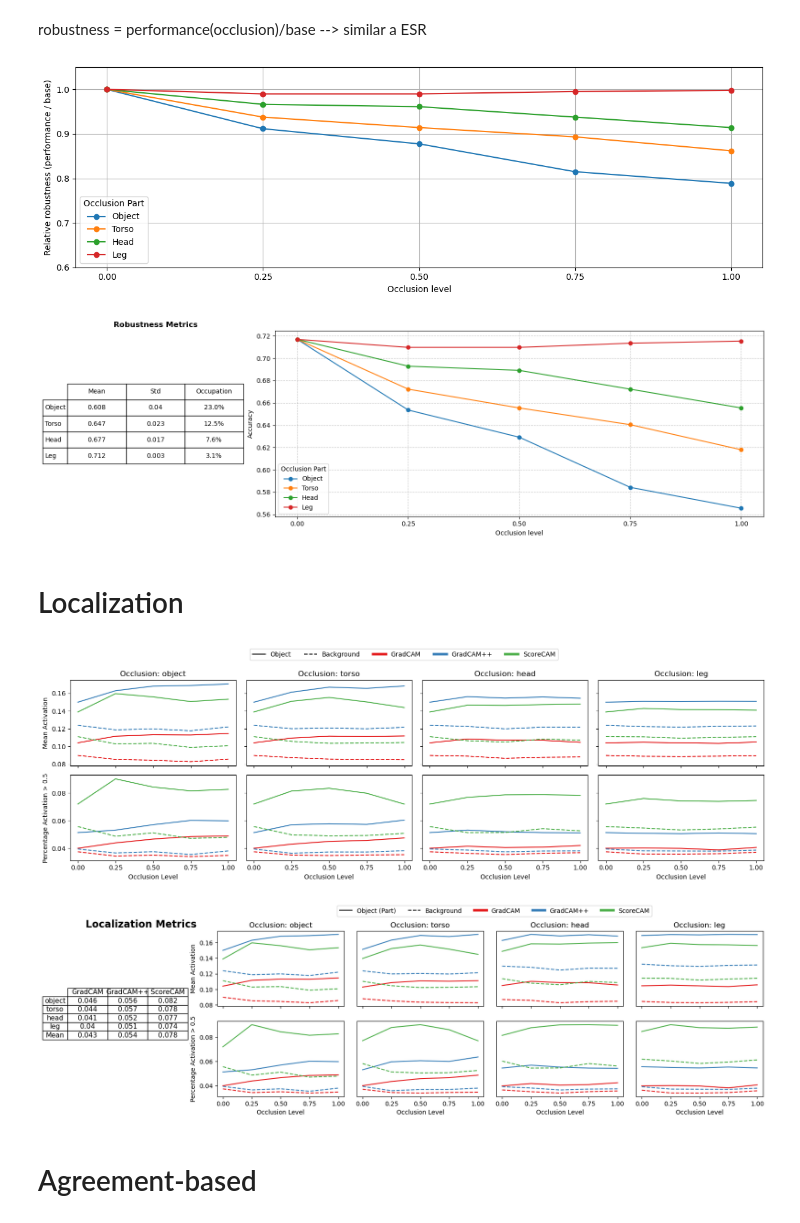
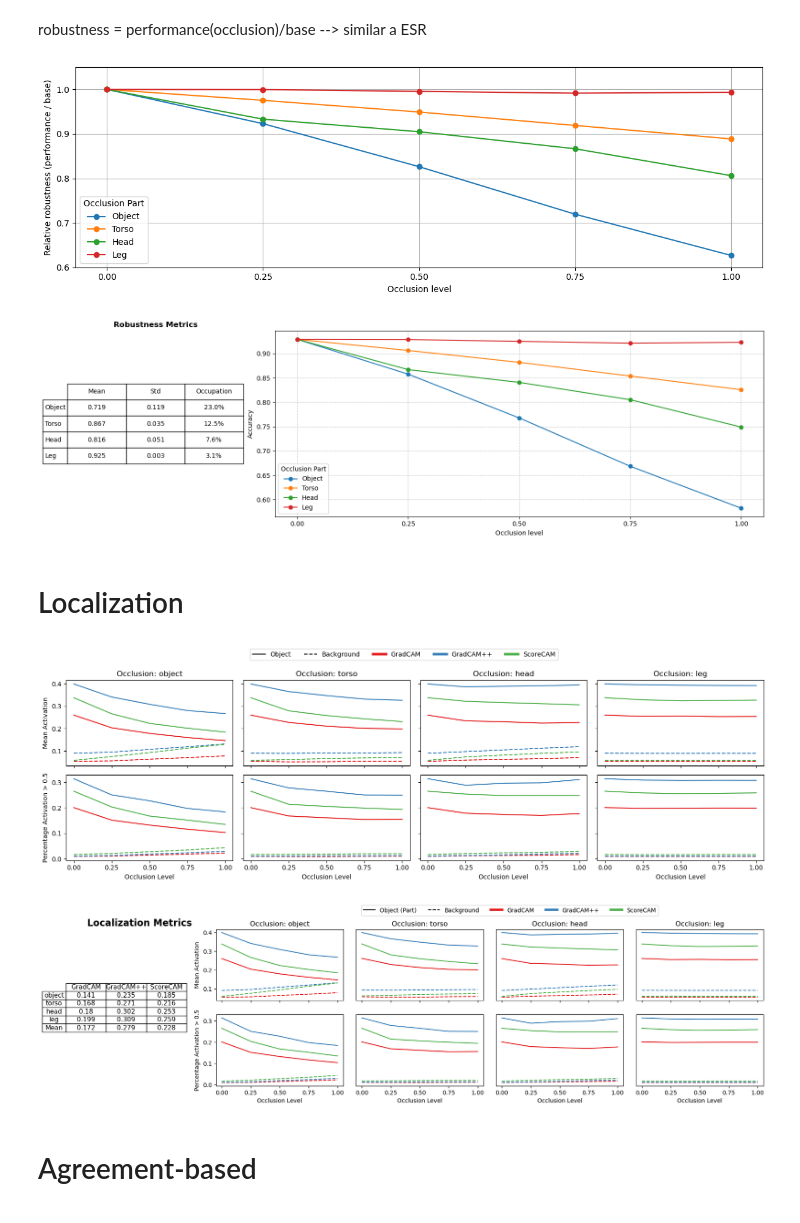
Before and after one commit to uleroboticsgroup/PyX-CNN, a Jupyter notebook: all_metrics.ipynb, the cells around one changed output. Drawn from its saved outputs; the diff is of its cells as text; code cells hidden in the pictures.

```diff
--- a/all_metrics.ipynb
+++ b/all_metrics.ipynb
@@ -8,7 +8,7 @@ from sklearn.metrics import confusion_matrix, ConfusionMatrixDisplay, accuracy_s
 import ast
 from matplotlib.lines import Line2D
 # %%
-OPTION = 1
+OPTION = 0
 if OPTION == 1:
     model_name = 'vgg16_without_model'
     data_metrics_file = 'dataset_info_parts_metrics_methods_without'
@@ -471,7 +471,7 @@ plt.tight_layout()
 #plt.savefig('images/xai_robustness_'+str(OPTION)+'_occlusion_part.png')
 plt.show()
 # %% [output]
-[figure, old version]
+[figure, new version]
 # %%
 # Valores posibles de porcentaje de oclusión
 occlusion_levels = [0.25, 0.5, 0.75, 1]
@@ -532,10 +532,10 @@ ax_plot.grid(True, linestyle='--', alpha=0.7)
 ax_plot.legend(title='Occlusion Part')
 
 plt.tight_layout()
-plt.savefig('images/xai_robustness_'+str(OPTION)+'_occlusion_metrics.png')
+plt.savefig('images/xai_robustness_'+str(OPTION)+'_occlusion_metrics.png', bbox_inches='tight')
 plt.show()
 # %% [output]
-[figure, old version]
+[figure, new version]
 # %% [markdown]
 # Localization
 # %%
@@ -626,7 +626,7 @@ plt.tight_layout(rect=[0, 0, 1, 0.97])
 #plt.savefig('images/xai_'+str(OPTION)+'_prediction_occlusion_part_activation.png')
 plt.show()
 # %% [output]
-[figure, old version]
+[figure, new version]
 # %%
 # Crear columna de nivel de oclusión (0 cuando no hay oclusión explícita)
 df['occlusion_level'] = df['oc_part_perc']
@@ -725,36 +725,36 @@ for i, part in enumerate(parts):
         ax_bot.plot(grouped.index, grouped['perc_act_obj'], linestyle=linestyles['obj'],
                     color=colors[method])
         ax_bot.plot(grouped.index, grouped['perc_act_back'], linestyle=linestyles['back'],
                     color=colors[method])
         ax_bot.set_xticks(occlusion_levels)
 
         # Solo la columna 1 muestra ticks y etiquetas Y
         if i == 0:
             ax_top.set_ylabel('Mean Activation')
             ax_bot.set_ylabel('Percentage Activation > 0.5')
         else:
             ax_top.set_yticklabels([])
             ax_top.tick_params(left=False)
             ax_bot.set_yticklabels([])
             ax_bot.tick_params(left=False)
 
         ax_bot.set_xlabel('Occlusion Level')
 
 # Leyenda
 line_obj = Line2D([0], [0], color='black', linestyle='-', label='Object')
 line_back = Line2D([0], [0], color='black', linestyle='--', label='Background')
 method_lines = [Line2D([0], [0], color=colors[m], lw=4, label=m) for m in methods]
 legend_items = [line_obj, line_back] + method_lines
 methods_name = ['GradCAM', 'GradCAM++', 'ScoreCAM']
 legend_labels = ['Object (Part)', 'Background'] + list(methods_name)
 fig.legend(legend_items, legend_labels, loc='upper center', ncol=3 + len(methods), bbox_to_anchor=(0.6, 1.03))
 
 #plt.tight_layout(rect=[0, 0, 1, 0.95])
-fig.subplots_adjust(left=0.01, right=0.98, top=0.9, bottom=0.15, wspace=0.1)
-plt.savefig('images/xai_localization_'+str(OPTION)+'_iou_metrics.png')
+fig.subplots_adjust(left=-0.05, right=0.98, top=0.9, bottom=0.15, wspace=0.1)
+plt.savefig('images/xai_localization_'+str(OPTION)+'_iou_metrics.png', bbox_inches='tight')
 plt.show()
 # %% [output]
-[figure, old version]
+[figure, new version]
 # %% [markdown]
 # Agreement-based
 # %%
```
Also changed, not shown: parts of 5 cells of this notebook, 18 other files.
